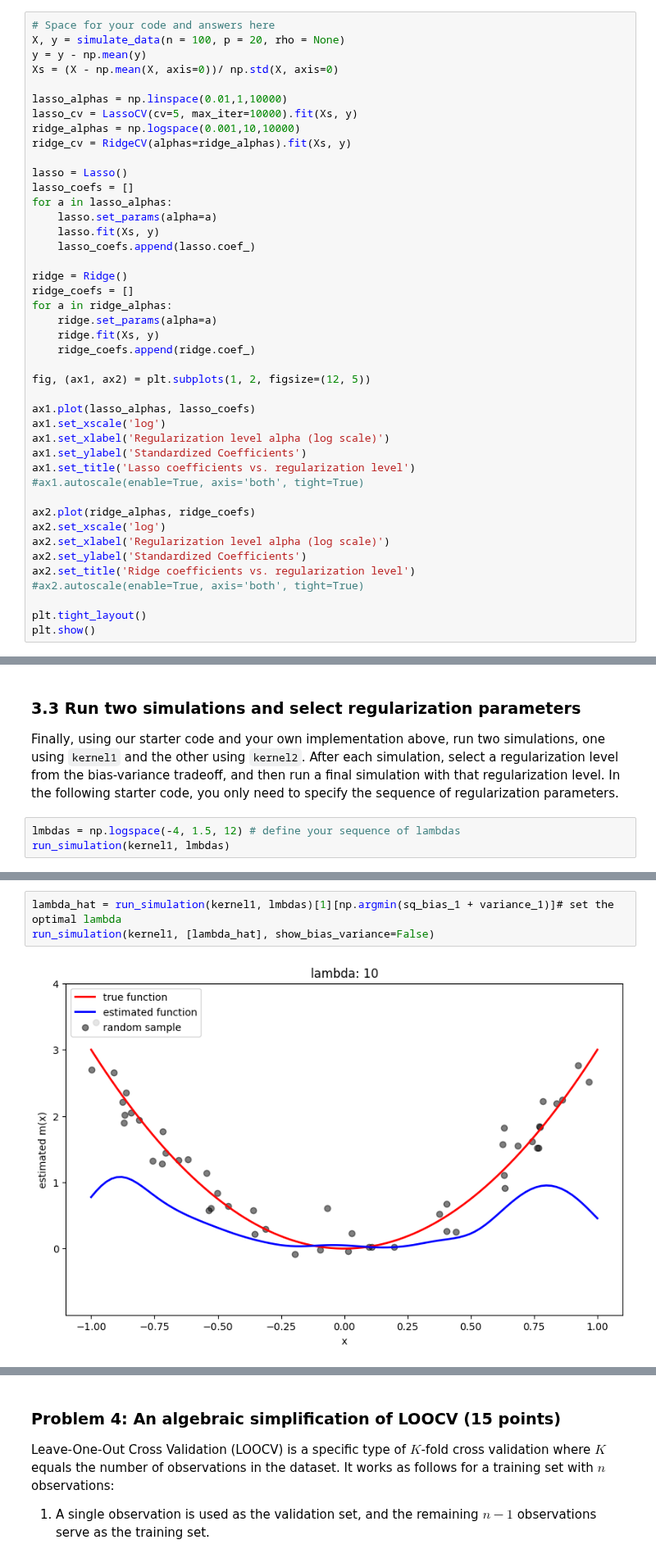
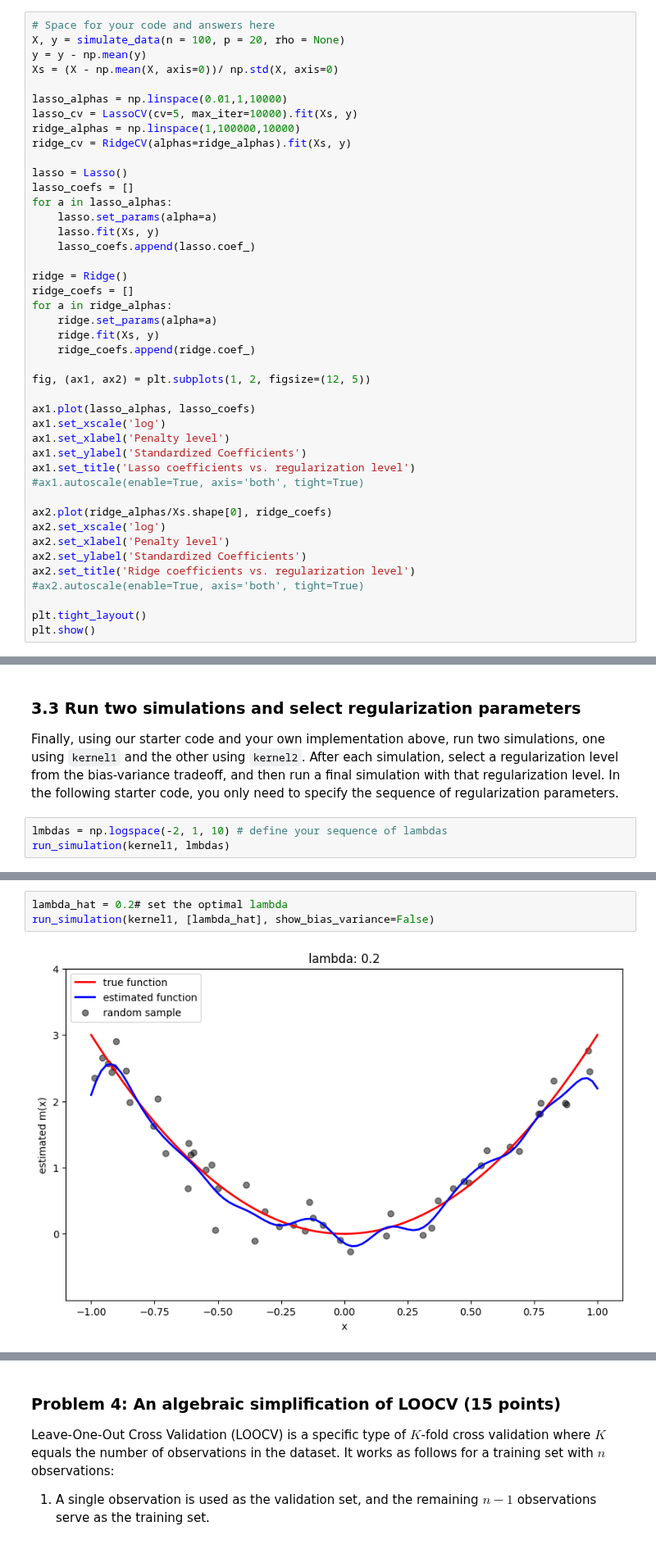
Before and after one commit to yaj0212/Intermediate-Machine-Learning, a Jupyter notebook: assignments/assn1/assn1.ipynb, the cells around one changed output, grey strips where cells are left out. Shown at 82% size. Cells and saved outputs as stored; diff of their text form.

```diff
--- a/assignments/assn1/assn1.ipynb
+++ b/assignments/assn1/assn1.ipynb
@@ -138,7 +142,7 @@ Xs = (X - np.mean(X, axis=0))/ np.std(X, axis=0)
 
 lasso_alphas = np.linspace(0.01,1,10000)
 lasso_cv = LassoCV(cv=5, max_iter=10000).fit(Xs, y)
-ridge_alphas = np.logspace(0.001,10,10000)
+ridge_alphas = np.linspace(1,100000,10000)
 ridge_cv = RidgeCV(alphas=ridge_alphas).fit(Xs, y)
 
 lasso = Lasso()
@@ -159,14 +163,14 @@ fig, (ax1, ax2) = plt.subplots(1, 2, figsize=(12, 5))
 
 ax1.plot(lasso_alphas, lasso_coefs)
 ax1.set_xscale('log')
-ax1.set_xlabel('Regularization level alpha (log scale)')
+ax1.set_xlabel('Penalty level')
 ax1.set_ylabel('Standardized Coefficients')
 ax1.set_title('Lasso coefficients vs. regularization level')
 #ax1.autoscale(enable=True, axis='both', tight=True)
 
-ax2.plot(ridge_alphas, ridge_coefs)
+ax2.plot(ridge_alphas/Xs.shape[0], ridge_coefs)
 ax2.set_xscale('log')
-ax2.set_xlabel('Regularization level alpha (log scale)')
+ax2.set_xlabel('Penalty level')
 ax2.set_ylabel('Standardized Coefficients')
 ax2.set_title('Ridge coefficients vs. regularization level')
 #ax2.autoscale(enable=True, axis='both', tight=True)
@@ -681,6 +691,6 @@ Finally, using our starter code and your own implementation above, run two simul
 using `kernel1` and the other using `kernel2`. After each simulation, select a regularization level from the bias-variance tradeoff, and then run a final simulation with that regularization level. In the following
 starter code, you only need to specify the sequence of regularization parameters.
 # %%
-lmbdas = np.logspace(-4, 1.5, 12) # define your sequence of lambdas
+lmbdas = np.logspace(-2, 1, 10) # define your sequence of lambdas
 run_simulation(kernel1, lmbdas)
 # %% [output]
@@ -689,5 +699,5 @@ run_simulation(kernel1, lmbdas)
 # %%
-lambda_hat = run_simulation(kernel1, lmbdas)[1][np.argmin(sq_bias_1 + variance_1)]# set the optimal lambda
+lambda_hat = 0.2# set the optimal lambda
 run_simulation(kernel1, [lambda_hat], show_bias_variance=False)
 # %% [output]
-[figure, old version]
+[figure, new version]
```
Also changed, not shown: parts of 14 cells of this notebook.
